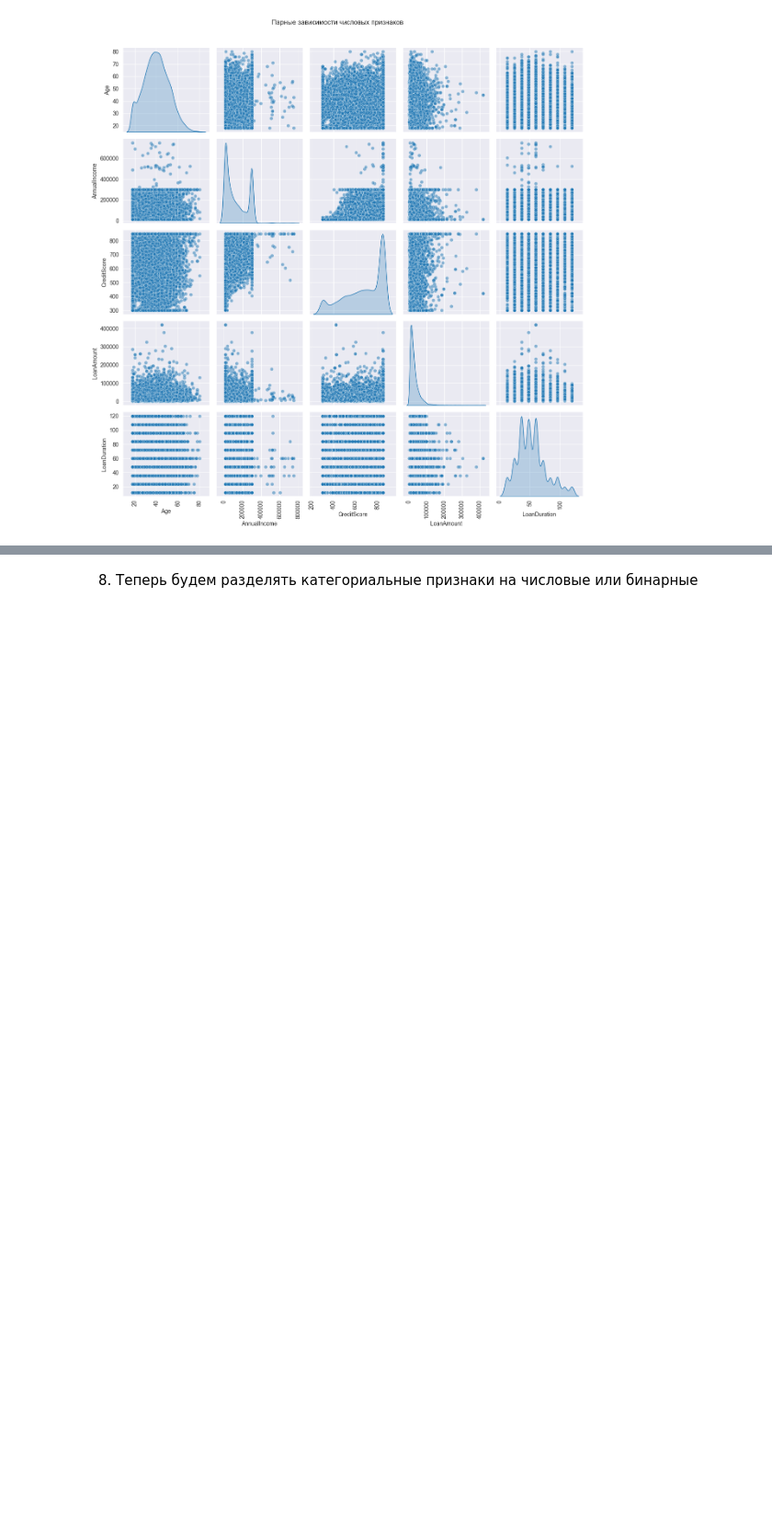
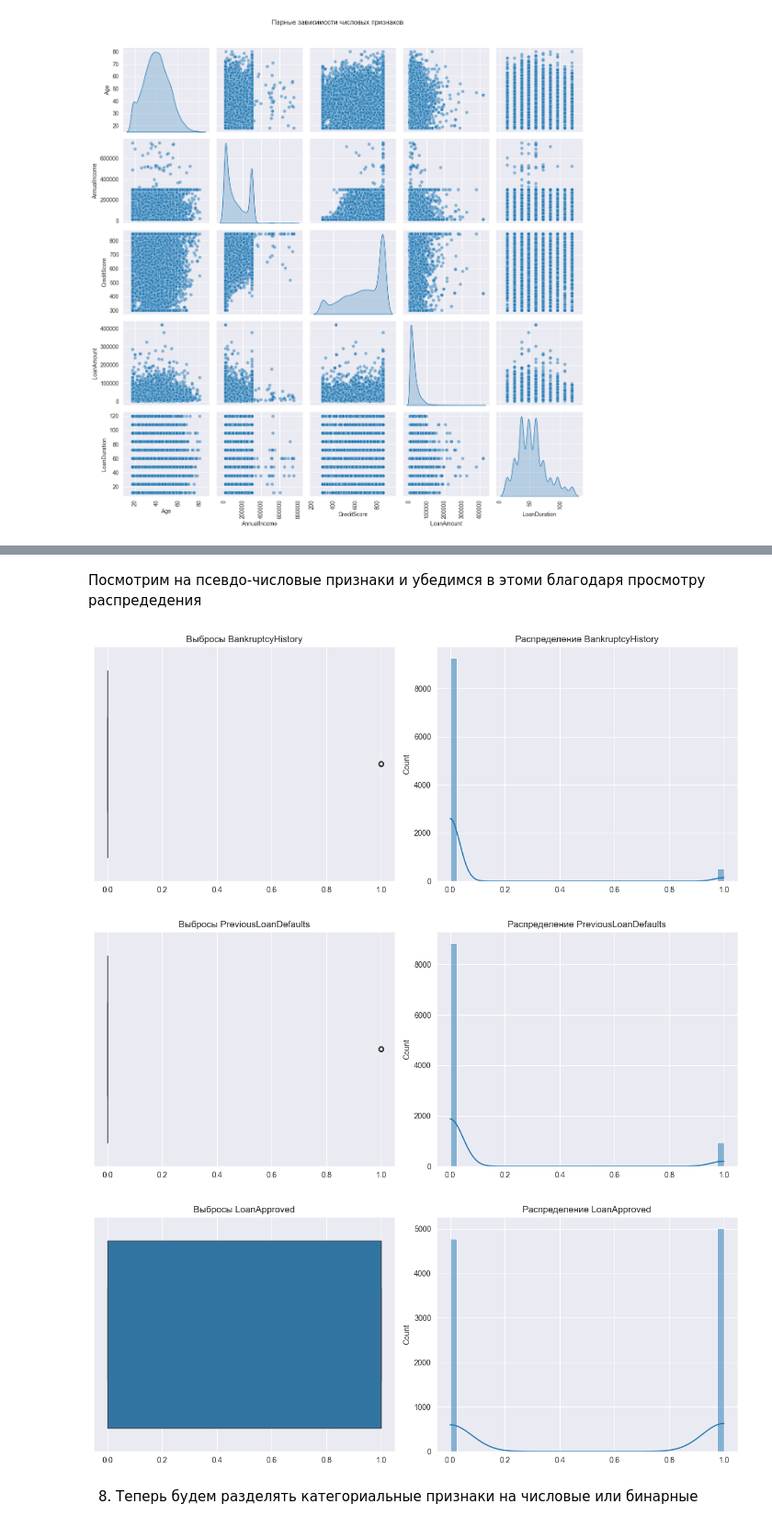
Before and after one commit to ykwais/ML, a Jupyter notebook: lab1/lab1_ykwais.ipynb, the cells around one changed output, grey strips where cells are left out. Shown at 92% size. Saved outputs shown, nothing was run; the diff lists cells and outputs as text; code cells hidden in the pictures; blank space fills up the shorter version.

```diff
--- a/lab1/lab1_ykwais.ipynb
+++ b/lab1/lab1_ykwais.ipynb
@@ -225,3 +269,26 @@ plt.show()
+# %% [markdown]
+Посмотрим на псевдо-числовые признаки и убедимся в этоми благодаря просмотру распредедения
+# %%
+for col in pseudo_numeric:
+    plt.figure(figsize=(12, 5))
+
+    plt.subplot(1, 2, 1)
+    sns.boxplot(x=df_[col])
+    plt.title(f'Выбросы {col}')
+    plt.xlabel('')
+
+
+    plt.subplot(1, 2, 2)
+    sns.histplot(df_[col], kde=True, bins=40)
+    plt.title(f'Распределение {col}')
+    plt.xlabel('')
+
+    plt.tight_layout()
+    plt.show()
+# %% [output]
+[figure, added]
+[figure, added]
+[figure, added]
 # %% [markdown]
 8. Теперь будем разделять категориальные признаки на числовые или бинарные
 # %%
```
Also changed, not shown: parts of 14 cells of this notebook.
